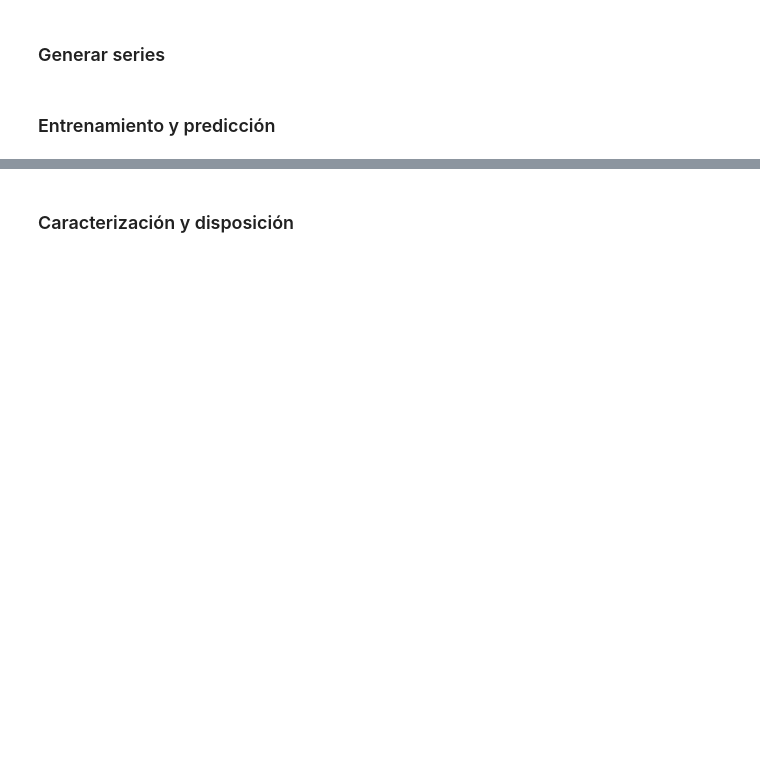
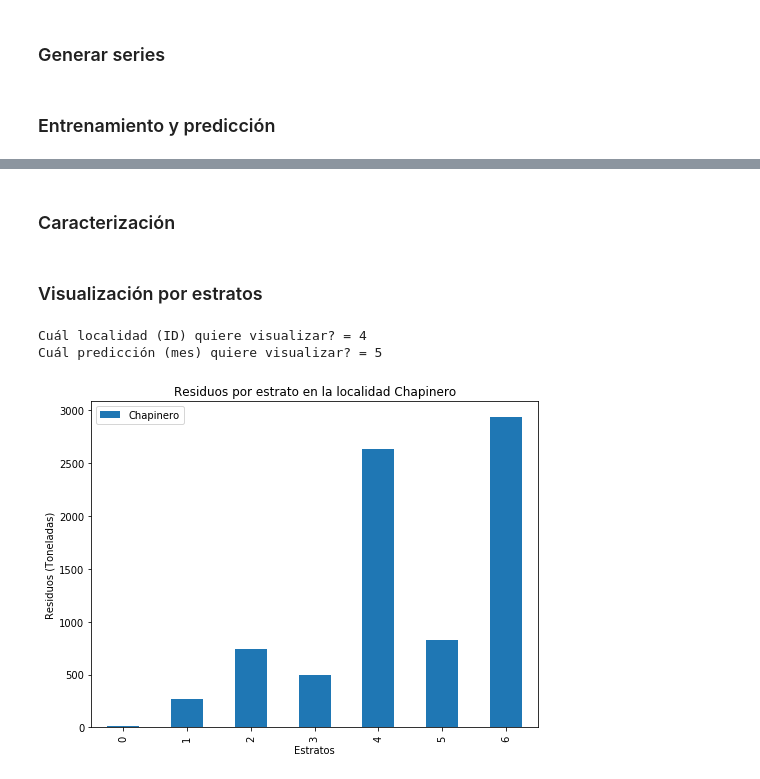
Before and after one commit to JefeLitman/Waste_prediction_in_Bogota, a Jupyter notebook: Notebook 3. Caracterización de residuos.ipynb, the cells around one changed output, grey strips where cells are left out. Cells and saved outputs as stored; diff of their text form; code cells hidden in the pictures; blank space fills up the shorter version.

```diff
--- a/Notebook 3. Caracterización de residuos.ipynb
+++ b/Notebook 3. Caracterización de residuos.ipynb
@@ -69,3 +74,13 @@ Support vector (Coeficiente): 0.393
 ... (28 outputs left out)
 # %% [markdown]
-### Caracterización y disposición
+### Caracterización
+# %%
+residuos_estrato = func_tools.estratificacion_residuos(parametros[0], estratificacion, caracterizacion, prediciones, data_csv_zona, data_csv_localidad)
+# %% [markdown]
+### Visualización por estratos
+# %%
+func_tools.plot_residuos_estrato(estratificacion,residuos_estrato, parametros)
+# %% [output]
+Cuál localidad (ID) quiere visualizar? = 4
+Cuál predicción (mes) quiere visualizar? = 5
+[figure, added]
```
Also changed, not shown: parts of 8 cells of this notebook.
